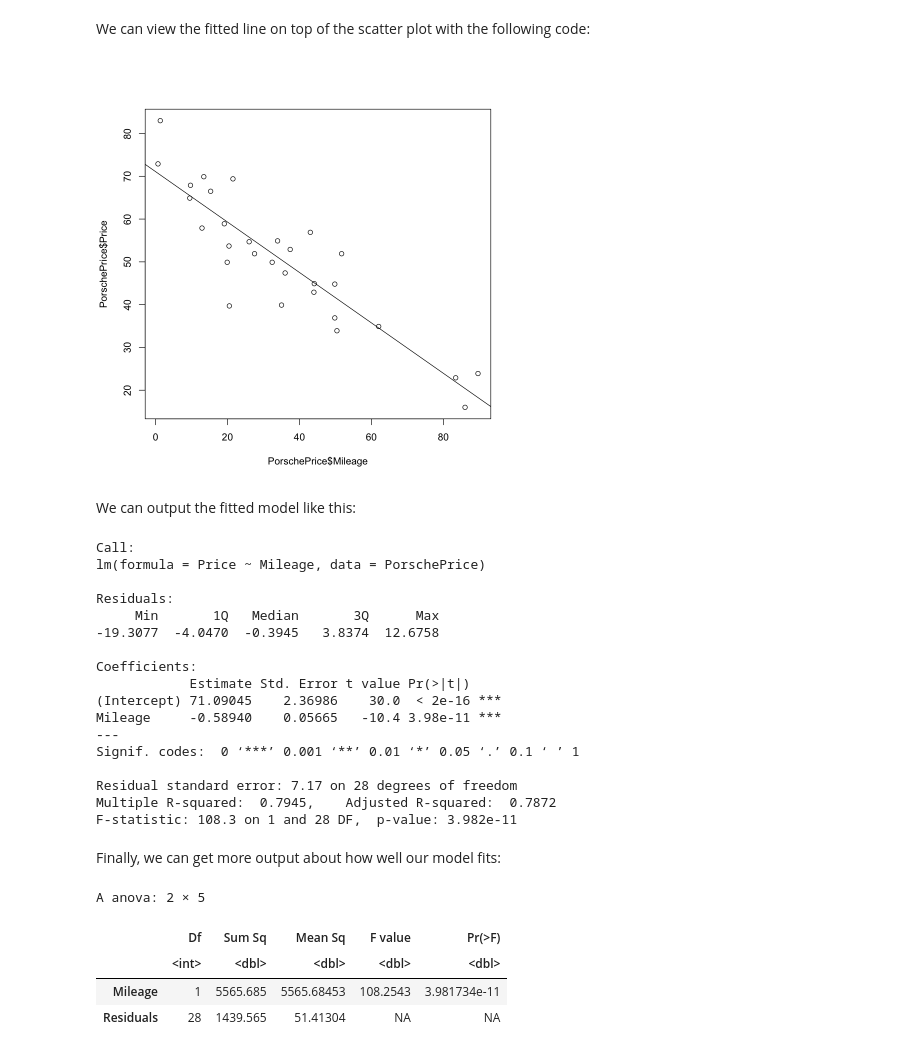
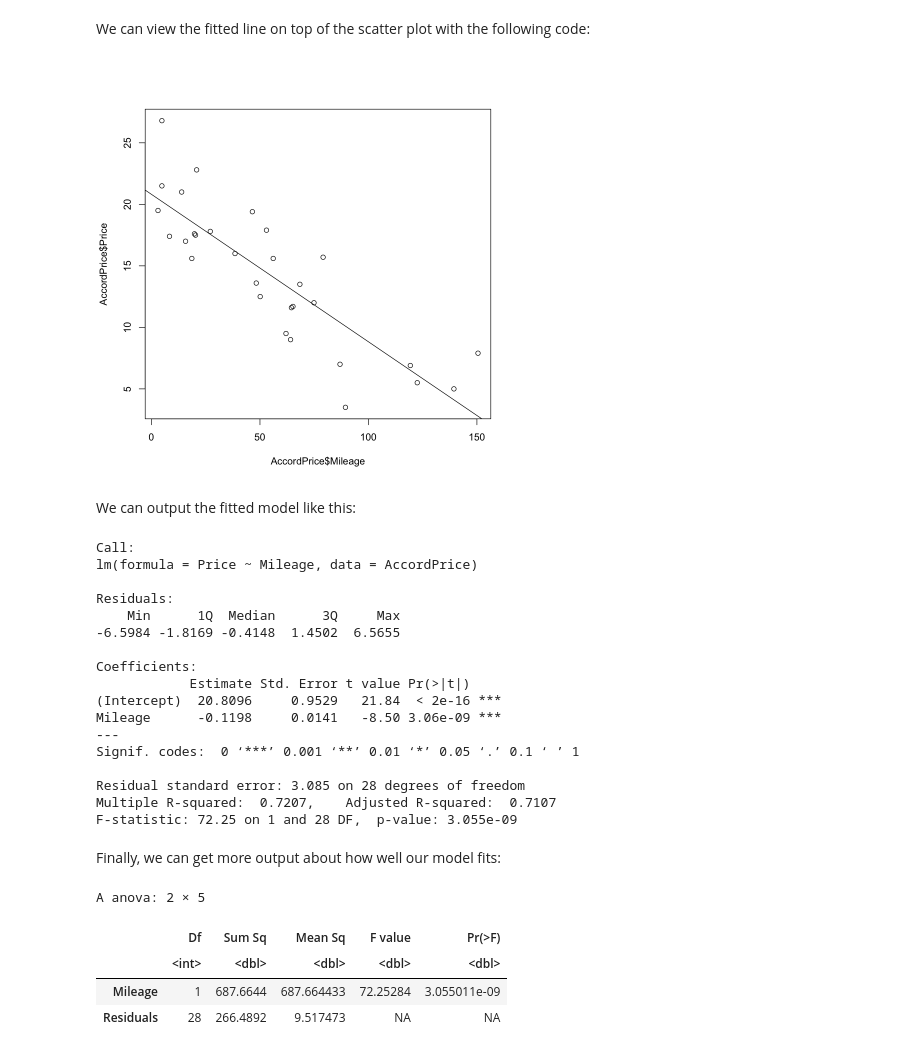
Before and after one commit to uhan-sm339/lesson-simple-linear-regression, a Jupyter notebook: Lesson 07 The Simple Linear Regression Model Part 2.ipynb, the cells around one changed output. Saved outputs shown, nothing was run; the diff lists cells and outputs as text; code cells hidden in the pictures.

```diff
--- a/Lesson 07 The Simple Linear Regression Model Part 2.ipynb
+++ b/Lesson 07 The Simple Linear Regression Model Part 2.ipynb
@@ -36,36 +36,36 @@ plot(PorschePrice$Mileage, PorschePrice$Price)
 # %% [markdown]
 We fit a simple linear regression model in R like this:
 # %%
-fit <- lm(Price ~ Mileage, data = PorschePrice)
+fit <- lm(Price ~ Mileage, data = AccordPrice)
 # %% [markdown]
 We can view the fitted line on top of the scatter plot with the following code:
 # %%
-plot(PorschePrice$Mileage, PorschePrice$Price)
+plot(AccordPrice$Mileage, AccordPrice$Price)
 abline(fit)
 # %% [output]
-[figure, old version]
+[figure, new version]
 # %% [markdown]
 We can output the fitted model like this:
 # %%
 summary(fit)
 # %% [output]
 Call:
-lm(formula = Price ~ Mileage, data = PorschePrice)
+lm(formula = Price ~ Mileage, data = AccordPrice)
 
 Residuals:
-     Min       1Q   Median       3Q      Max
--19.3077  -4.0470  -0.3945   3.8374  12.6758
+    Min      1Q  Median      3Q     Max
+-6.5984 -1.8169 -0.4148  1.4502  6.5655
 
 Coefficients:
             Estimate Std. Error t value Pr(>|t|)
-(Intercept) 71.09045    2.36986    30.0  < 2e-16 ***
-Mileage     -0.58940    0.05665   -10.4 3.98e-11 ***
+(Intercept)  20.8096     0.9529   21.84  < 2e-16 ***
+Mileage      -0.1198     0.0141   -8.50 3.06e-09 ***
 ---
 Signif. codes:  0 ‘***’ 0.001 ‘**’ 0.01 ‘*’ 0.05 ‘.’ 0.1 ‘ ’ 1
 
-Residual standard error: 7.17 on 28 degrees of freedom
-Multiple R-squared:  0.7945,    Adjusted R-squared:  0.7872
-F-statistic: 108.3 on 1 and 28 DF,  p-value: 3.982e-11
+Residual standard error: 3.085 on 28 degrees of freedom
+Multiple R-squared:  0.7207,    Adjusted R-squared:  0.7107
+F-statistic: 72.25 on 1 and 28 DF,  p-value: 3.055e-09
 # %% [markdown]
 Finally, we can get more output about how well our model fits:
 # %%
@@ -74,5 +74,5 @@ anova(fit)
 A anova: 2 × 5
 |  | Df | Sum Sq | Mean Sq | F value | Pr(>F) |
 |  | <int> | <dbl> | <dbl> | <dbl> | <dbl> |
-| Mileage | 1 | 5565.685 | 5565.68453 | 108.2543 | 3.981734e-11 |
-| Residuals | 28 | 1439.565 | 51.41304 | NA | NA |
+| Mileage | 1 | 687.6644 | 687.664433 | 72.25284 | 3.055011e-09 |
+| Residuals | 28 | 266.4892 | 9.517473 | NA | NA |
```
Also changed, not shown: parts of 4 cells of this notebook.
